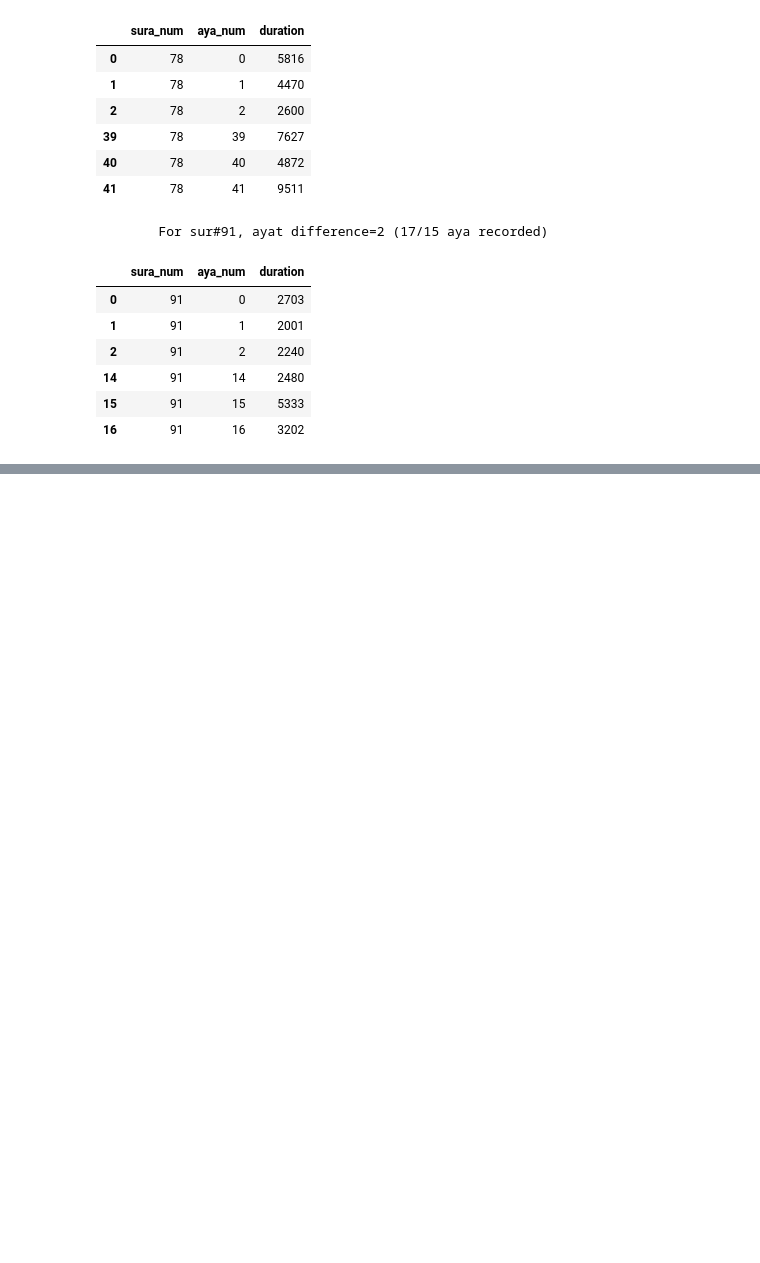
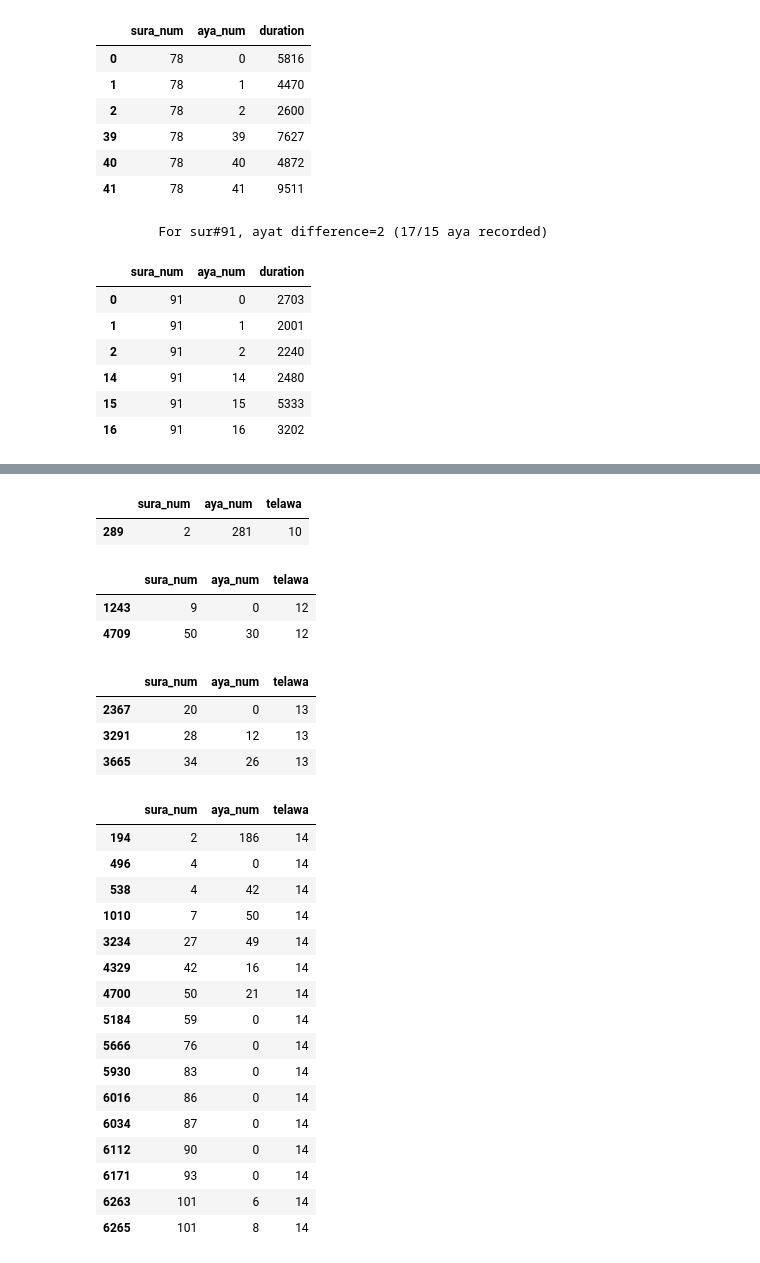
Before and after one commit to drnesr/QuranDataset, a Jupyter notebook: Code/DB_Qur_001.ipynb, the cells around one changed output, grey strips where cells are left out. Cells and saved outputs as stored; diff of their text form; code cells hidden in the pictures; blank space fills up the shorter version.

```diff
--- a/Code/DB_Qur_001.ipynb
+++ b/Code/DB_Qur_001.ipynb
@@ -2042,0 +2066,7 @@ while problems_exist:
+# %%
+rel_ds.drop(columns=['level_0','index'], inplace=True)
+if savig_to_csv_is_allowed:
+    rel_ds.to_csv(os.path.join(
+        verses_path, 'Output',
+        'telawas_relative_durations_corrected_FINAL.CSV'),
+                   index=False)
@@ -2042,0 +2084,11 @@ while problems_exist:
+# %%
+final_stats = rel_ds.groupby(
+    ['sura_num',
+     'aya_num'])['telawa'].count().reset_index().sort_values('telawa')
+final_stats
+
+final_stats.groupby('telawa').count()['aya_num'].reset_index().rename(
+    columns={
+        'telawa': 'telawat_count',
+        'aya_num': 'ayat_count'
+    })
@@ -2042,0 +2107,30 @@ while problems_exist:
+# %%
+for c in [10, 12, 13, 14]:
+    display(final_stats[final_stats.telawa==c].sort_values(['sura_num','aya_num']))
+# %% [output]
+|  | sura_num | aya_num | telawa |
+| 289 | 2 | 281 | 10 |
+|  | sura_num | aya_num | telawa |
+| 1243 | 9 | 0 | 12 |
+| 4709 | 50 | 30 | 12 |
+|  | sura_num | aya_num | telawa |
+| 2367 | 20 | 0 | 13 |
+| 3291 | 28 | 12 | 13 |
+| 3665 | 34 | 26 | 13 |
+|  | sura_num | aya_num | telawa |
+| 194 | 2 | 186 | 14 |
+| 496 | 4 | 0 | 14 |
+| 538 | 4 | 42 | 14 |
+| 1010 | 7 | 50 | 14 |
+| 3234 | 27 | 49 | 14 |
+| 4329 | 42 | 16 | 14 |
+| 4700 | 50 | 21 | 14 |
+| 5184 | 59 | 0 | 14 |
+| 5666 | 76 | 0 | 14 |
+| 5930 | 83 | 0 | 14 |
+| 6016 | 86 | 0 | 14 |
+| 6034 | 87 | 0 | 14 |
+| 6112 | 90 | 0 | 14 |
+| 6171 | 93 | 0 | 14 |
+| 6263 | 101 | 6 | 14 |
+| 6265 | 101 | 8 | 14 |
```
Also changed, not shown: parts of 6 cells of this notebook, 2 other files.
